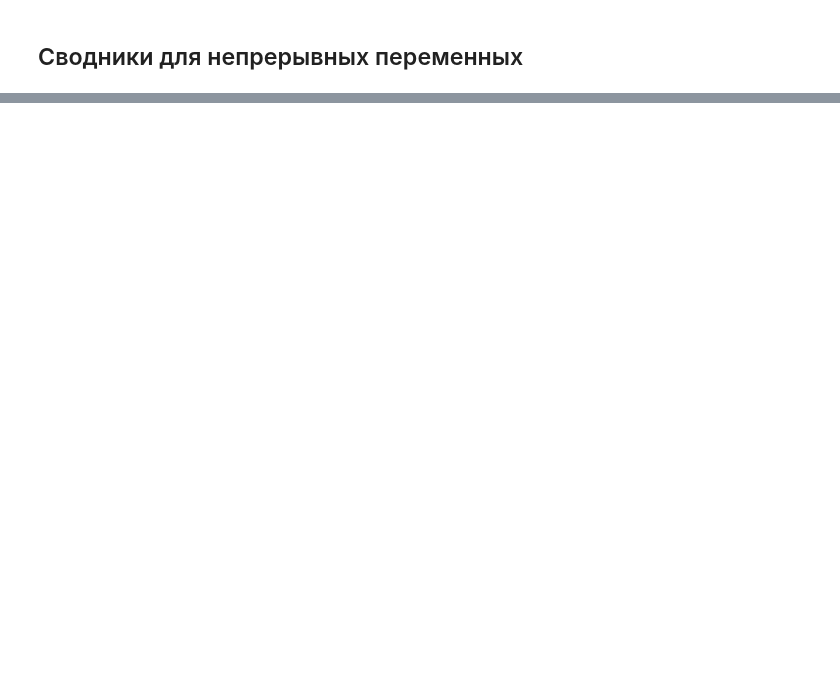
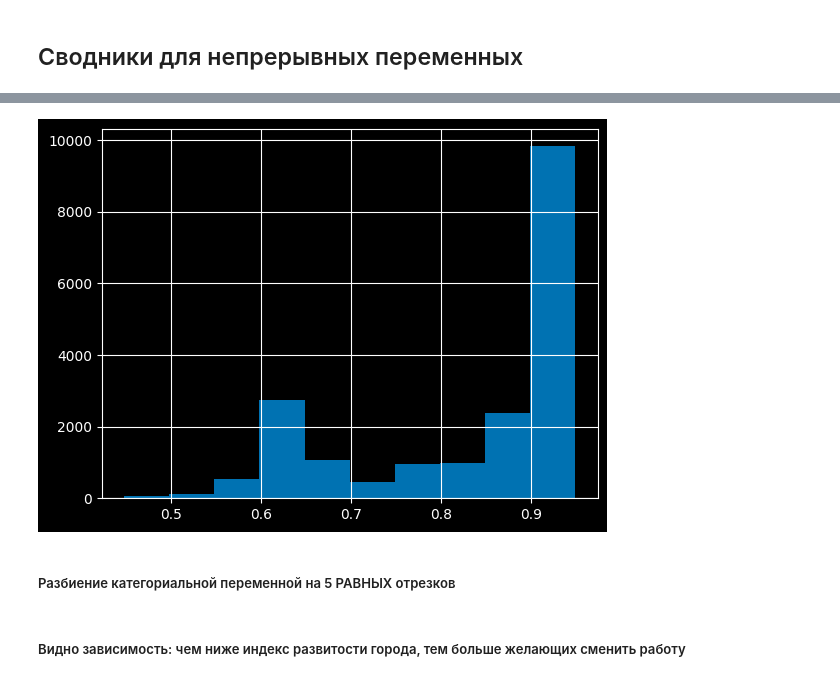
Before and after one commit to Zetis659/Data_Science_GM, a Jupyter notebook: 3.Pandas_check-up/Pandas_check-up.ipynb, the cells around one changed output, grey strips where cells are left out. Saved outputs shown, nothing was run; the diff lists cells and outputs as text; code cells hidden in the pictures; blank space fills up the shorter version.

```diff
--- a/3.Pandas_check-up/Pandas_check-up.ipynb
+++ b/3.Pandas_check-up/Pandas_check-up.ipynb
@@ -546,0 +577,2 @@ df.groupby('education_level', dropna=False)['target'].mean().plot(kind='bar');
+# %%
+df['city_development_index_group'] = pd.cut(df['city_development_index'], 5)
@@ -546,0 +598,6 @@ df.groupby('education_level', dropna=False)['target'].mean().plot(kind='bar');
+# %%
+df.city_development_index.hist();
+# %% [output]
+[figure, added]
+# %% [markdown]
+##### Разбиение категориальной переменной на 5 РАВНЫХ отрезков
@@ -546,0 +607,2 @@ df.groupby('education_level', dropna=False)['target'].mean().plot(kind='bar');
+# %% [markdown]
+##### Видно зависимость: чем ниже индекс развитости города, тем больше желающих сменить работу
```
Also changed, not shown: parts of 102 cells of this notebook.
